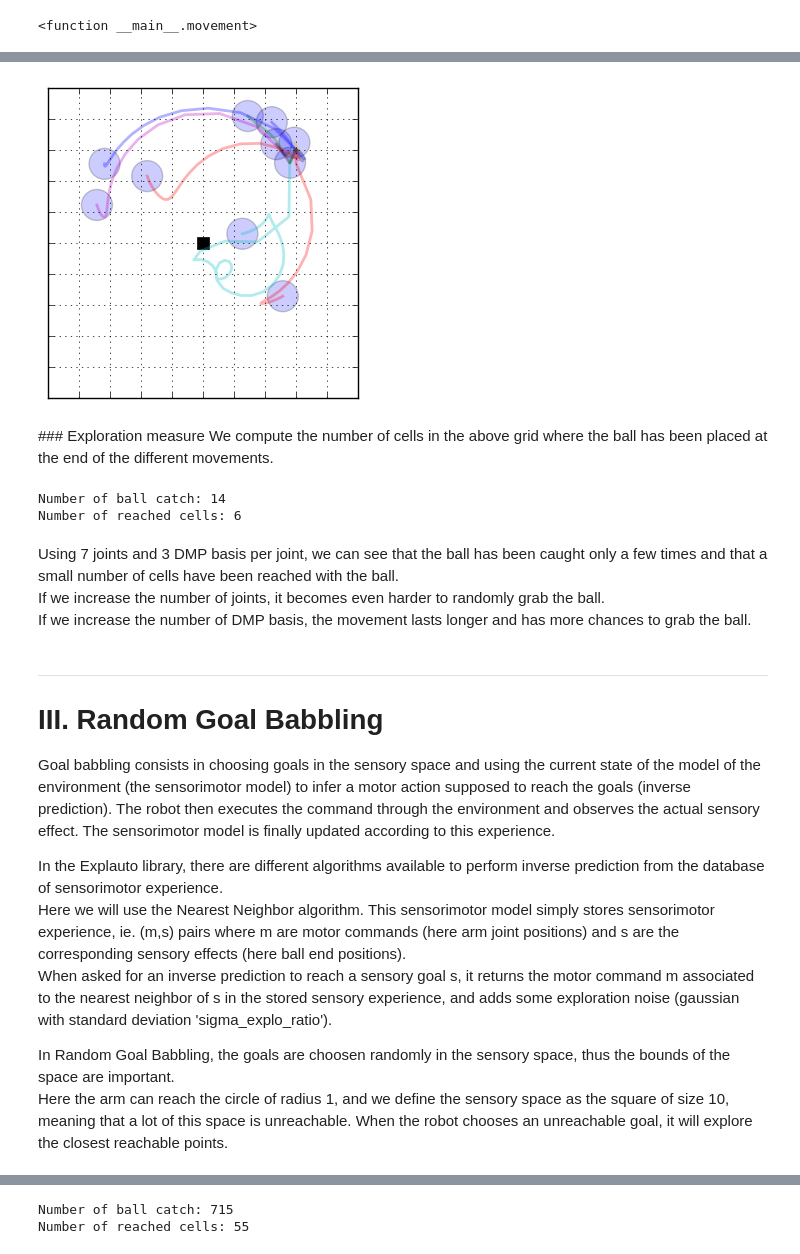
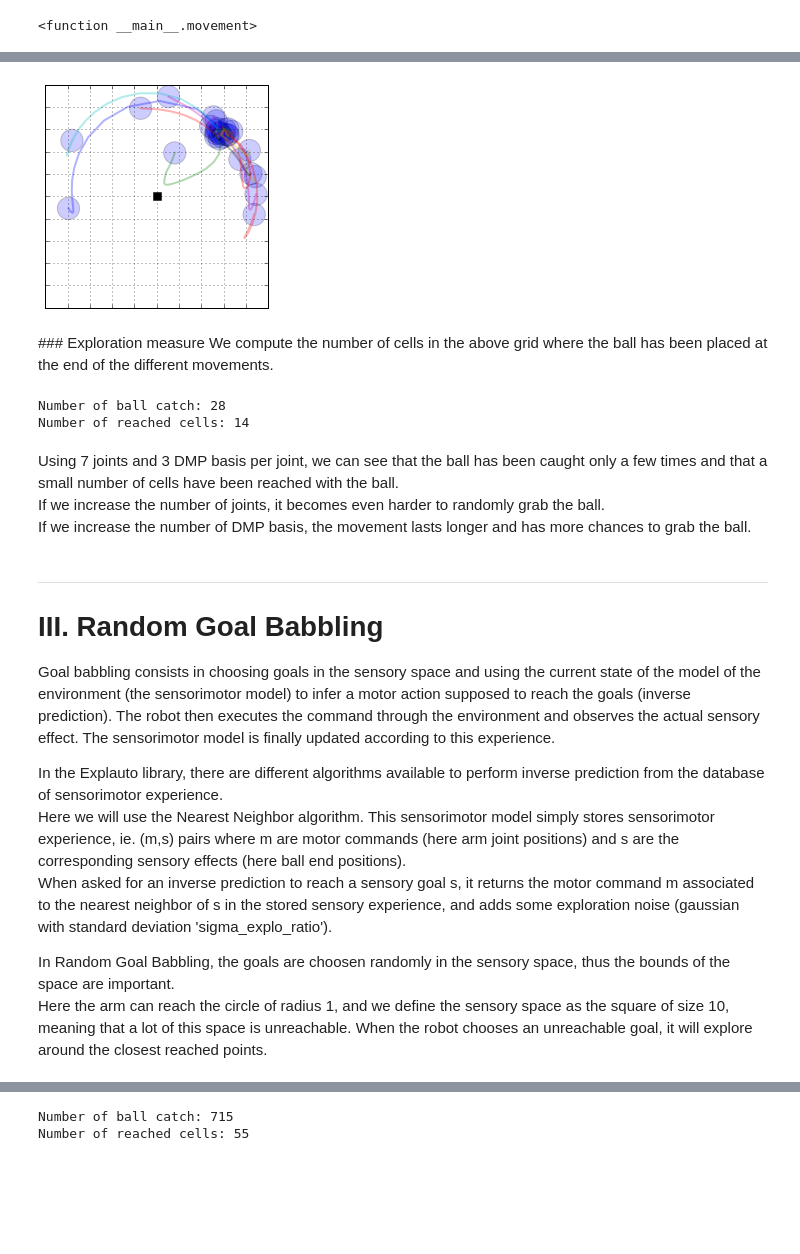
Before and after one commit to sebastien-forestier/ExplorationAlgorithms, a Jupyter notebook: main.ipynb, the cells around one changed output, grey strips where cells are left out. Saved outputs shown, nothing was run; the diff lists cells and outputs as text; code cells hidden in the pictures; blank space fills up the shorter version.

```diff
--- a/main.ipynb
+++ b/main.ipynb
@@ -59,0 +66,17 @@ interact_manual(movement, m1=(-1., 1., 0.01), m2=(-1., 1., 0.01), m3=(-1., 1., 0
+# %%
+# Parameters to change:
+n_joints = 7      # Number of joints
+n_dmp_basis = 3   # Number of basis per joint
+
+# Definition of the environment with number of joints and DMP basis per joint
+environment2 = ArmBall(n_joints, n_dmp_basis)
+
+%matplotlib inline
+fig, ax = plt.subplots()
+ax.set_aspect('equal')
+ax.set_xlim((-1., 1.))
+ax.set_ylim((-1., 1.))
+
+# Plot a random position of the arm
+environment2.env.update(environment2.env.random_motors()[0])
+environment2.env.plot(ax, 0)
@@ -68,36 +88,32 @@ We first implement the Random Motor Babbling strategy, where the robot explores
 In the following, we do 1000 iterations of Random Motor Babbling and for each iteration, if the ball was caught by the arm, we plot the trajectory of the ball (with a curve) and its last position (ball).
 # %%
 # Parameters to change:
-iterations = 1000 # Number of iterations
-n_joints = 7      # Number of joints
-n_dmp_basis = 3   # Number of basis per joint
+iterations = 2000 # Number of iterations
 
 %matplotlib inline
 fig, ax = plt.subplots()
 ax.set_aspect('equal')
 ax.set_xlim((-1., 1.))
 ax.set_ylim((-1., 1.))
 ax.plot(0., 0., 'sk', ms=8)
 explored_s_mb = []
 
-# Definition of the environment with number of joints and DMP basis per joint
-environment2 = ArmBall(n_joints, n_dmp_basis)
 
 for _ in range(iterations):
     m = environment2.random_motor() # sample a random motor command m
     s = environment2.update(m) # observe the sensory effect s=(x, y): the last position of the ball
-    if abs(s[-1] - 0.6) > 0.001: # if the ball has been moved by the arm, we plot its trajectory and last position
+    if abs(s[-1] - 0.6) > 0.001: # if the ball has been moved by the arm, we plot its trajectory and last position
         explored_s_mb += [s] # store s for later evaluation
         ax.plot(environment2.s_traj[:,0], environment2.s_traj[:,1], lw=2, alpha=0.3)
         ax.add_patch(Circle(tuple(environment2.s_traj[-1,:]), 0.1, fc="b", alpha=0.2))
 
 plt.xticks(linspace(-1., 1., grid_size + 1))
 plt.yticks(linspace(-1., 1., grid_size + 1))
 ax.set_xticklabels([])
 ax.set_yticklabels([])
 plt.grid()
 # %% [output]
-[figure, old version]
+[figure, new version]
 # %% [markdown]
 ### Exploration measure
 We compute the number of cells in the above grid where the ball has been placed at the end of the different movements.
@@ -105,8 +121,8 @@ We compute the number of cells in the above grid where the ball has been placed
 print "Number of ball catch:", len(explored_s_mb)
 print "Number of reached cells:", int(compute_explo(array(explored_s_mb), array([-1., -1.]), array([1., 1.]), gs=grid_size))
 # %% [output]
-Number of ball catch: 14
-Number of reached cells: 6
+Number of ball catch: 28
+Number of reached cells: 14
 # %% [markdown]
 Using 7 joints and 3 DMP basis per joint, we can see that the ball has been caught only a few times and that a small number of cells have been reached with the ball.
 If we increase the number of joints, it becomes even harder to randomly grab the ball.
@@ -124,7 +140,7 @@ When asked for an inverse prediction to reach a sensory goal s, it returns the m
 
 
 In Random Goal Babbling, the goals are choosen randomly in the sensory space, thus the bounds of the space are important.
-Here the arm can reach the circle of radius 1, and we define the sensory space as the square of size 10, meaning that a lot of this space is unreachable. When the robot chooses an unreachable goal, it will explore the closest reachable points.
+Here the arm can reach the circle of radius 1, and we define the sensory space as the square of size 10, meaning that a lot of this space is unreachable. When the robot chooses an unreachable goal, it will explore around the closest reached points.
 # %%
 # Parameters to change:
 iterations = 2000 # Number of iterations
```
Also changed, not shown: parts of 23 cells of this notebook, 1 other file.
